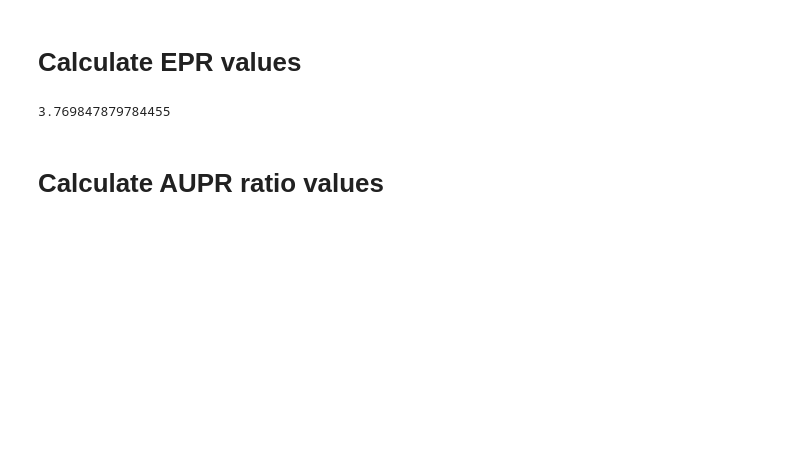
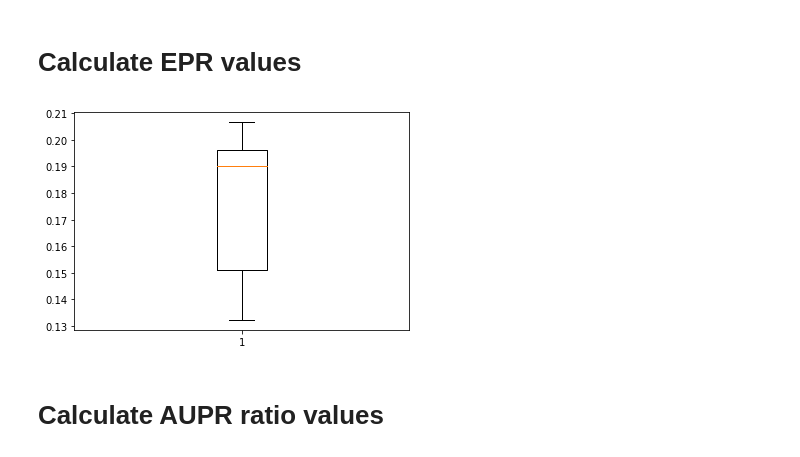
Before and after one commit to jelkhouryy/DeepSEM, a Jupyter notebook: tutorial/GRN_inference_tutorial.ipynb, the cells around one changed output. Saved outputs shown, nothing was run; the diff lists cells and outputs as text; code cells hidden in the pictures; blank space fills up the shorter version.

Commit message:
tests with fewer genes & multiple runs

```diff
--- a/tutorial/GRN_inference_tutorial.ipynb
+++ b/tutorial/GRN_inference_tutorial.ipynb
@@ -34,5 +46,6 @@ TypeError: 'Series' objects are mutable, thus they cannot be hashed
 # %%
-!python ../main.py --task non_celltype_GRN --data_file ../demo_data/GRN_inference/input/500_STRING_hESC/data2.csv --net_file ../demo_data/GRN_inference/input/500_STRING_hESC/label.csv --setting new --inverse 1 --alpha 100 --beta 1 --n_epoch 90 --save_name out
+for i in range(10):
+    !python ../main.py --task non_celltype_GRN --data_file ../demo_data/GRN_inference/input/500_STRING_hESC/data2.csv --net_file ../demo_data/GRN_inference/input/500_STRING_hESC/label2.csv --setting new --inverse 1 --alpha 100 --beta 1 --n_epoch 120 --save_name out/run_{i+1}
 #!python ../main.py --task celltype_GRN --data_file ../demo_data/GRN_inference/input/500_ChIP-seq_hESC/data.csv --net_file ../demo_data/GRN_inference/input/500_ChIP-seq_hESC/label.csv --setting new --alpha 0.1 --beta 0.01 --n_epochs 150  --save_name out
 # %% [output]
 Using inverse constraint
@@ -48,25 +68,40 @@ IndexError: list index out of range
 # %% [markdown]
 # Calculate EPR values
 # %%
-import pandas as pd
-#col1 = "Gene1"
-#col2 = "Gene2"
-col1 = "TF"
-col2 = "Target"
-output = pd.read_csv("out/GRN_inference_result.tsv",sep='\t')
-output['EdgeWeight'] = abs(output['EdgeWeight'])
-output = output.sort_values('EdgeWeight',ascending=False)
-label = pd.read_csv('../demo_data/GRN_inference/input/500_STRING_hESC/label.csv')
-#label = pd.read_csv("../demo_data/GRN_inference/input/500_ChIP-seq_hESC/label.csv")
-TFs = set(label['Gene1'])
-Genes = set(label['Gene1'])| set(label['Gene2'])
-output = output[output[col1].apply(lambda x: x in TFs)]
-output = output[output[col2].apply(lambda x: x in Genes)]
-label_set = set(label['Gene1']+'|'+label['Gene2'])
-output = output.iloc[:len(label_set)]
-len(set(output[col1]+'|'+output[col2]) & label_set) / (len(label_set)**2/(len(TFs)*len(Genes)-len(TFs)))
+def compute_epr(output, label):
+    col1 = "TF"
+    col2 = "Target"
+    output['EdgeWeight'] = abs(output['EdgeWeight'])
+    output = output.sort_values('EdgeWeight',ascending=False)
+
+    TFs = set(label['Gene1'])
+    Genes = set(label['Gene1'])| set(label['Gene2'])
+    output = output[output[col1].apply(lambda x: x in TFs)]
+    output = output[output[col2].apply(lambda x: x in Genes)]
+    label_set = set(label['Gene1']+'|'+label['Gene2'])
+    output = output.iloc[:len(label_set)]
+    early_TPs = len(set(output[col1]+'|'+output[col2]) & label_set)
+    den = (len(label_set)**2/(len(TFs)*len(Genes)-len(TFs)))
+    EP = early_TPs/len(label_set)
+    EPR = early_TPs/den
+    #print("true positives among top k scored =", early_TPs)
+    #print("true positives among top k random scored =", den)
+    #print("AUPRC ratio = ", early_TPs / den)
+    return EP, EPR
+
+eprs = []
+eps = []
+for i in range(1, 11):
+    output = pd.read_csv("out/run_{}/GRN_inference_result.tsv".format(i),sep='\t')
+    ep, epr = compute_epr(output, label)
+    eprs.append(epr)
+    eps.append(ep)
+
+plt.boxplot(eps)
+
+plt.show()
 # %% [output]
-3.769847879784455
+[figure, added]
 # %% [markdown]
 # Calculate AUPR ratio values
 # %%
```
Also changed, not shown: parts of 9 cells of this notebook, 4 other files.
